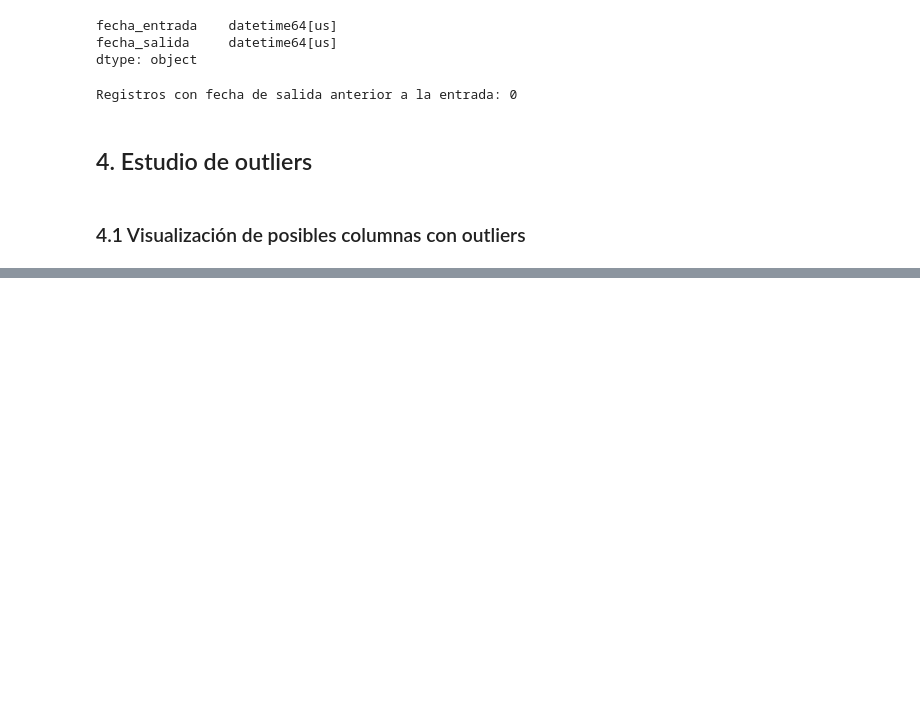
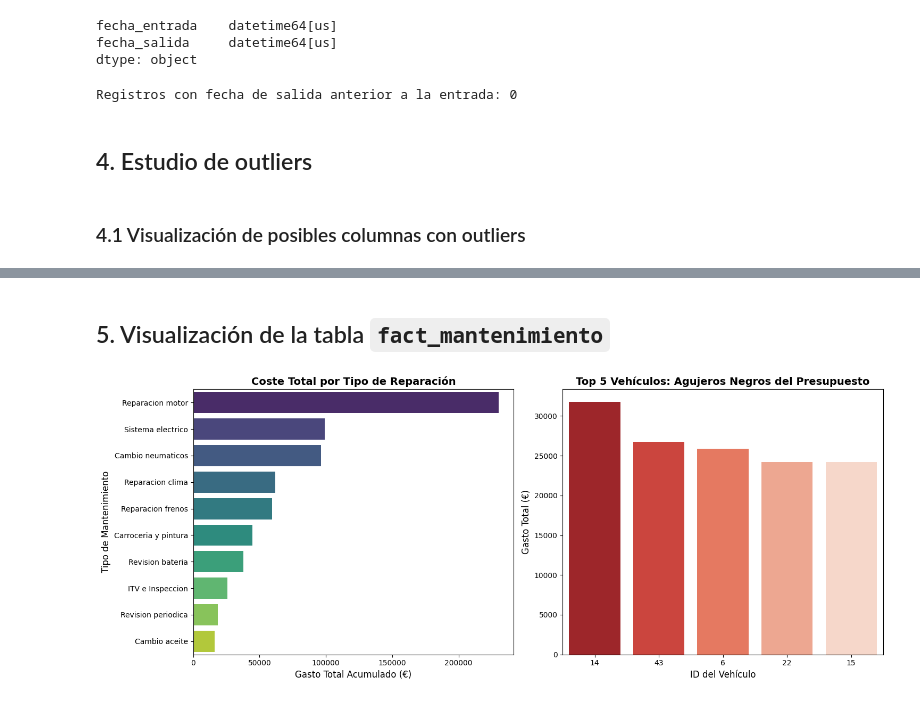
Before and after one commit to databaandsc/MetroBus_Analytics, a Jupyter notebook: 01_eda.ipynb, the cells around one changed output, grey strips where cells are left out. Saved outputs shown, nothing was run; the diff lists cells and outputs as text; code cells hidden in the pictures; blank space fills up the shorter version.

Commit message:
feat(eda): auditoria de texto, cruce multivariable y conclusiones estrategicas finales

```diff
--- a/01_eda.ipynb
+++ b/01_eda.ipynb
@@ -944,0 +982,12 @@ display(df_viajes[columnas_outliers].describe())
+# %%
+# --- SANEAMIENTO DE COSTES NEGATIVOS ---
+# 1. Usamos .abs() (Valor Absoluto) para convertir los negativos en positivos
+df_mantenimiento['coste_eur'] = df_mantenimiento['coste_eur'].abs()
+
+# --- COMPROBACIÓN ---
+errores_restantes = len(df_mantenimiento[df_mantenimiento['coste_eur'] < 0])
+print(f"Número de facturas con coste negativo tras la limpieza: {errores_restantes}")
+
+# 2. Imprimimos de nuevo la descripción para ver la tabla limpia
+print("\n--- Resumen Estadístico Final (Limpio) ---")
+display(df_mantenimiento[['coste_eur']].describe())
@@ -944,0 +1007,42 @@ display(df_viajes[columnas_outliers].describe())
+# %% [markdown]
+## 5. Visualización de la tabla `fact_mantenimiento`
+# %%
+
+plt.figure(figsize=(15, 6))
+
+# --- GRÁFICO 1: Gasto por Tipo de Mantenimiento ---
+plt.subplot(1, 2, 1)
+# Agrupamos el dinero total gastado en cada tipo de reparación
+coste_por_tipo = df_mantenimiento.groupby('tipo_mantenimiento')['coste_eur'].sum().sort_values(ascending=False)
+
+sns.barplot(
+    x=coste_por_tipo.values,
+    y=coste_por_tipo.index,
+    palette='viridis',
+    hue=coste_por_tipo.index,
+    legend=False
+)
+plt.title('Coste Total por Tipo de Reparación', fontsize=14, fontweight='bold')
+plt.xlabel('Gasto Total Acumulado (€)', fontsize=12)
+plt.ylabel('Tipo de Mantenimiento', fontsize=12)
+
+# --- GRÁFICO 2: Top 5 Vehículos más caros en taller ---
+plt.subplot(1, 2, 2)
+# Sumamos el coste total por vehículo y sacamos a los 5 peores
+coste_por_vehiculo = df_mantenimiento.groupby('vehiculo_id')['coste_eur'].sum().sort_values(ascending=False).head(5)
+
+sns.barplot(
+    x=coste_por_vehiculo.index.astype(str),
+    y=coste_por_vehiculo.values,
+    palette='Reds_r',
+    hue=coste_por_vehiculo.index.astype(str),
+    legend=False
+)
+plt.title('Top 5 Vehículos: Agujeros Negros del Presupuesto', fontsize=14, fontweight='bold')
+plt.xlabel('ID del Vehículo', fontsize=12)
+plt.ylabel('Gasto Total (€)', fontsize=12)
+
+plt.tight_layout()
+plt.show()
+# %% [output]
+[figure, added]
```
Also changed, not shown: parts of 12 cells of this notebook.
